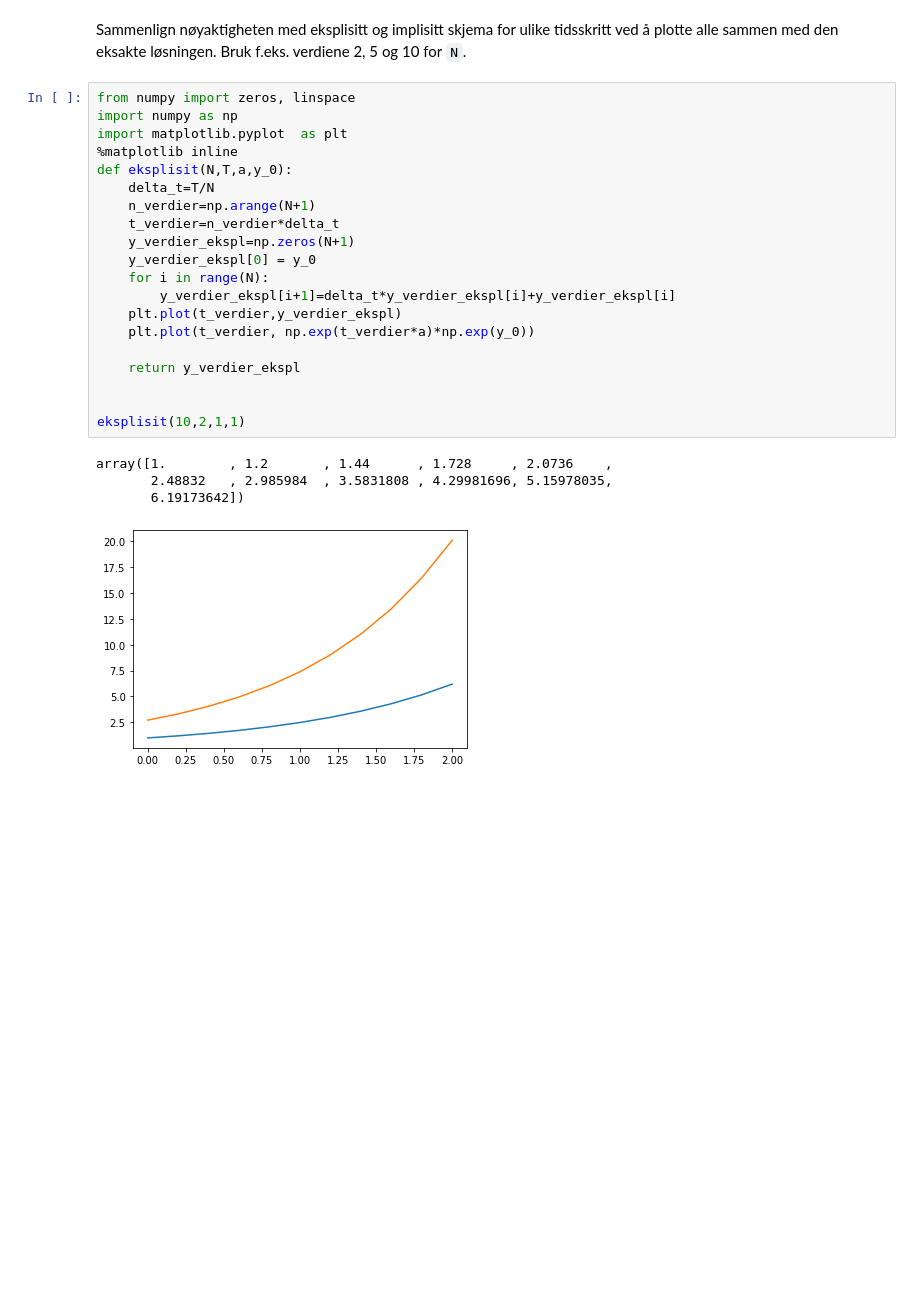
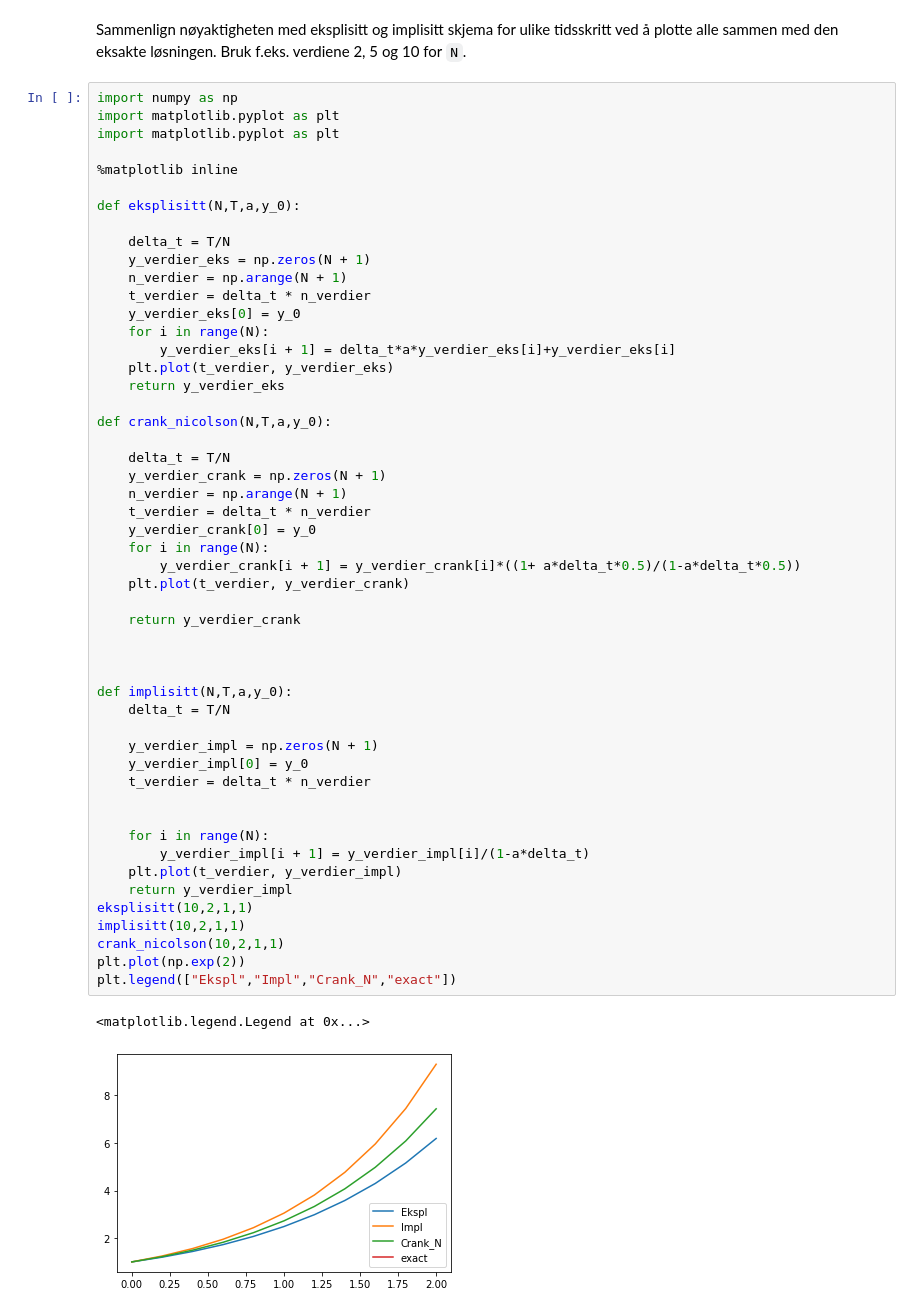
Before and after one commit to bako1/IMT3881, a Jupyter notebook: 03_ode/Arbeidskrav_03.ipynb, the cells around one changed output. Drawn from its saved outputs; the diff is of its cells as text; blank space fills up the shorter version.

```diff
--- a/03_ode/Arbeidskrav_03.ipynb
+++ b/03_ode/Arbeidskrav_03.ipynb
@@ -52,28 +52,57 @@ $$y_{n+1}=\frac {1+\frac {a\Delta t }2}{1-\frac {a \Delta t}2}y_n$$
 Implementer skjemaet og plott resultatene. Dette kan gjerne gjøres ved å definiere en funksjon `crank_nicolson(N, T, a, y_0)` som returnerer en `array` med $y$-verdiene. Her er `N` antall tidsskritt, `T` tidsintervallet, mens `a` og `y_0` svarer til $a$ og $y_0$.
 # %% [markdown]
 Sammenlign nøyaktigheten med eksplisitt og implisitt skjema for ulike tidsskritt ved å plotte alle sammen med den eksakte løsningen. Bruk f.eks. verdiene 2, 5 og 10 for `N`.
-# %%
-from numpy import zeros, linspace
-import numpy as np
-import matplotlib.pyplot  as plt
-%matplotlib inline
-def eksplisit(N,T,a,y_0):
-    delta_t=T/N
-    n_verdier=np.arange(N+1)
-    t_verdier=n_verdier*delta_t
-    y_verdier_ekspl=np.zeros(N+1)
-    y_verdier_ekspl[0] = y_0
-    for i in range(N):
-        y_verdier_ekspl[i+1]=delta_t*y_verdier_ekspl[i]+y_verdier_ekspl[i]
-    plt.plot(t_verdier,y_verdier_ekspl)
-    plt.plot(t_verdier, np.exp(t_verdier*a)*np.exp(y_0))
-
-    return y_verdier_ekspl
-
-
-eksplisit(10,2,1,1)
-# %% [output]
-array([1.        , 1.2       , 1.44      , 1.728     , 2.0736    ,
-       2.48832   , 2.985984  , 3.5831808 , 4.29981696, 5.15978035,
-       6.19173642])
-[figure, removed]
+# %%
+import numpy as np
+import matplotlib.pyplot as plt
+import matplotlib.pyplot as plt
+
+%matplotlib inline
+
+def eksplisitt(N,T,a,y_0):
+
+    delta_t = T/N
+    y_verdier_eks = np.zeros(N + 1)
+    n_verdier = np.arange(N + 1)
+    t_verdier = delta_t * n_verdier
+    y_verdier_eks[0] = y_0
+    for i in range(N):
+        y_verdier_eks[i + 1] = delta_t*a*y_verdier_eks[i]+y_verdier_eks[i]
+    plt.plot(t_verdier, y_verdier_eks)
+    return y_verdier_eks
+
+def crank_nicolson(N,T,a,y_0):
+
+    delta_t = T/N
+    y_verdier_crank = np.zeros(N + 1)
+    n_verdier = np.arange(N + 1)
+    t_verdier = delta_t * n_verdier
+    y_verdier_crank[0] = y_0
+    for i in range(N):
+        y_verdier_crank[i + 1] = y_verdier_crank[i]*((1+ a*delta_t*0.5)/(1-a*delta_t*0.5))
+    plt.plot(t_verdier, y_verdier_crank)
+
+    return y_verdier_crank
+
+
+
+def implisitt(N,T,a,y_0):
+    delta_t = T/N
+
+    y_verdier_impl = np.zeros(N + 1)
+    y_verdier_impl[0] = y_0
+    t_verdier = delta_t * n_verdier
+
+
+    for i in range(N):
+        y_verdier_impl[i + 1] = y_verdier_impl[i]/(1-a*delta_t)
+    plt.plot(t_verdier, y_verdier_impl)
+    return y_verdier_impl
+eksplisitt(10,2,1,1)
+implisitt(10,2,1,1)
+crank_nicolson(10,2,1,1)
+plt.plot(np.exp(2))
+plt.legend(["Ekspl","Impl","Crank_N","exact"])
+# %% [output]
+<matplotlib.legend.Legend at 0x...>
+[figure, added]
```
Also changed, not shown: parts of 1 cell of this notebook, 1 other file.
